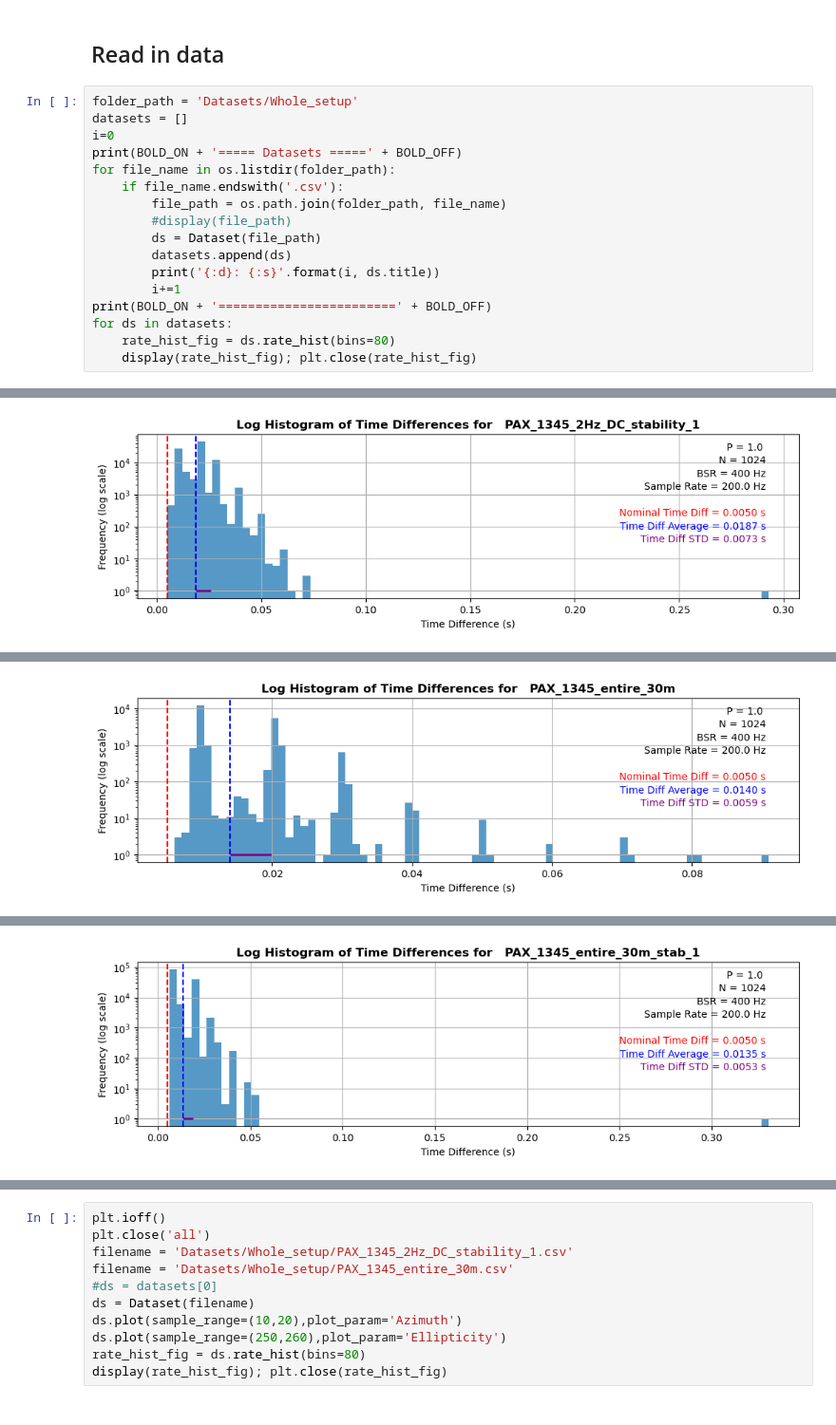
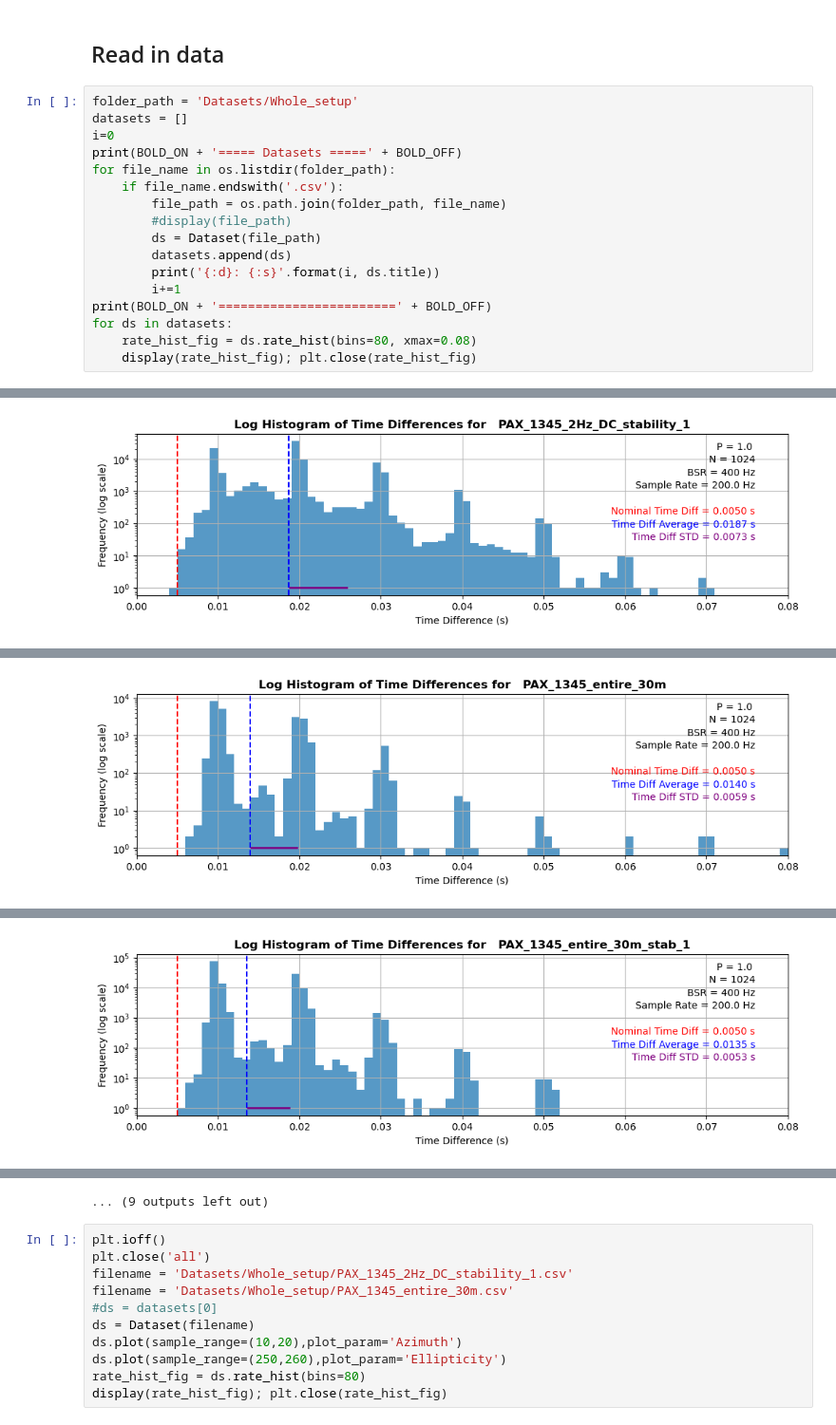
Before and after one commit to evanshaped/ptf, a Jupyter notebook: Britton_EPL.ipynb, the cells around one changed output, grey strips where cells are left out. Shown at 95% size. Cells and saved outputs as stored; diff of their text form.

```diff
--- a/Britton_EPL.ipynb
+++ b/Britton_EPL.ipynb
@@ -698,7 +698,7 @@ for file_name in os.listdir(folder_path):
         i+=1
 print(BOLD_ON + '========================' + BOLD_OFF)
 for ds in datasets:
-    rate_hist_fig = ds.rate_hist(bins=80)
+    rate_hist_fig = ds.rate_hist(bins=80, xmax=0.08)
     display(rate_hist_fig); plt.close(rate_hist_fig)
 # %% [output]
 ===== Datasets =====
@@ -718 +719 @@ for ds in datasets:
-[figure, old version]
+[figure, new version]
@@ -719 +721 @@ for ds in datasets:
-[figure, old version]
+[figure, new version]
@@ -720 +723 @@ for ds in datasets:
-[figure, old version]
+[figure, new version]
@@ -730,3 +730,4 @@ for ds in datasets:
+... (9 outputs left out)
 # %%
 plt.ioff()
 plt.close('all')
```
Also changed, not shown: parts of 11 cells of this notebook.
